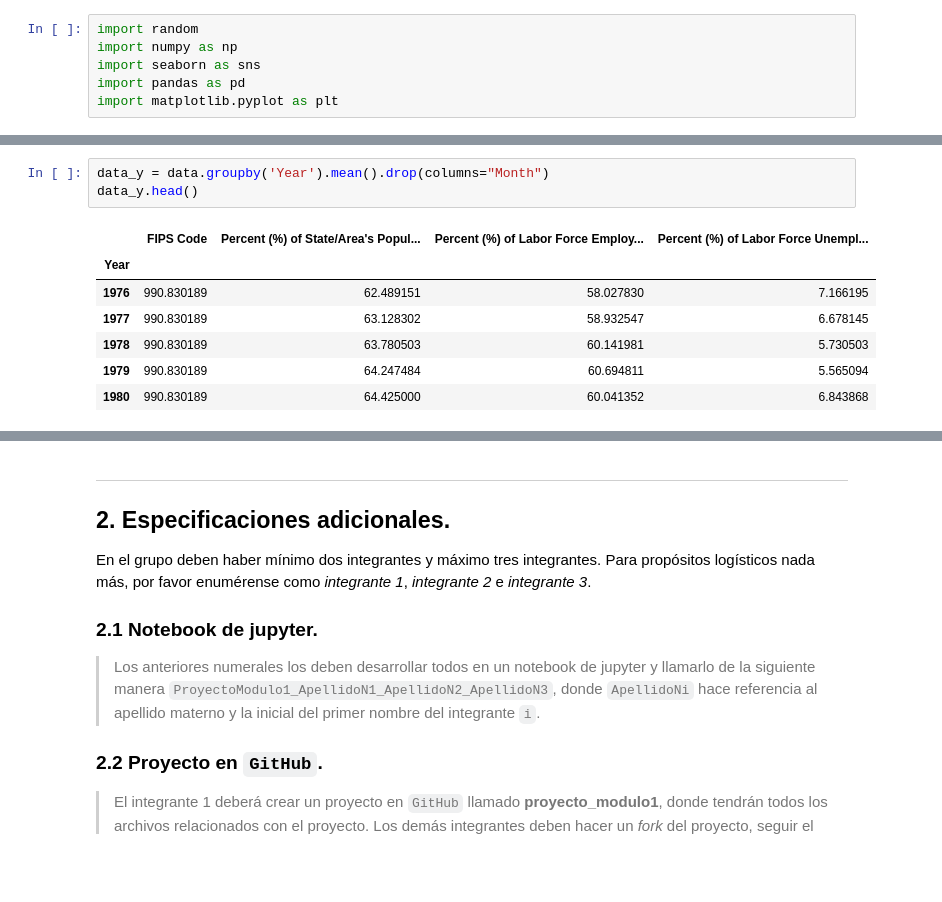
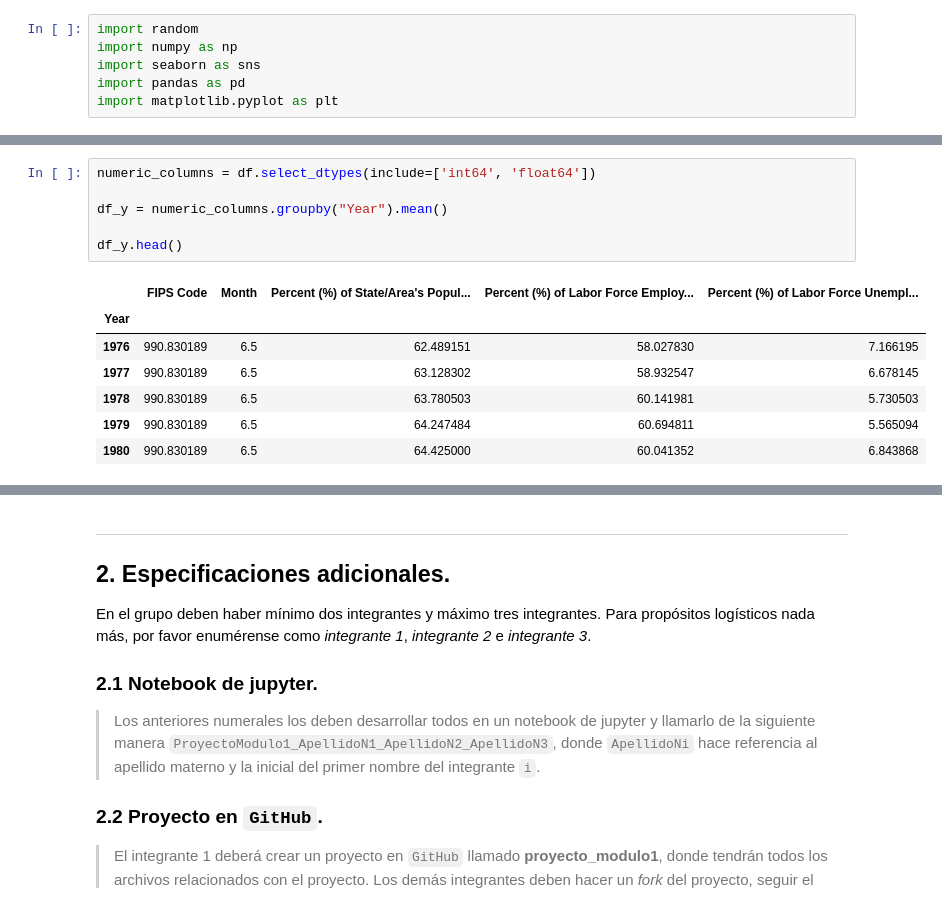
Before and after one commit to Lalogtz/ProyectoModulo1_FrizardA_GutierrezE, a Jupyter notebook: Proyecto_Frizard_Gutierrez.ipynb, the cells around one changed output, grey strips where cells are left out. Saved outputs shown, nothing was run; the diff lists cells and outputs as text; blank space fills up the shorter version.

```diff
--- a/Proyecto_Frizard_Gutierrez.ipynb
+++ b/Proyecto_Frizard_Gutierrez.ipynb
@@ -82,15 +82,18 @@ data
 | 29890 | 55 | Wisconsin | 2022 | 12 | 4,753,700 | 3,068,610 | ... |
 | 29891 | 56 | Wyoming | 2022 | 12 | 460,134 | 293,595 | ... |
 29892 rows × 11 columns
-# %%
-data_y = data.groupby('Year').mean().drop(columns="Month")
-data_y.head()
-# %% [output]
-|  | FIPS Code | Percent (%) of State/Area's Popul... | Percent (%) of Labor Force Employ... | Percent (%) of Labor Force Unempl... |
-| Year |  |  |  |  |
-| 1976 | 990.830189 | 62.489151 | 58.027830 | 7.166195 |
-| 1977 | 990.830189 | 63.128302 | 58.932547 | 6.678145 |
-| 1978 | 990.830189 | 63.780503 | 60.141981 | 5.730503 |
-| 1979 | 990.830189 | 64.247484 | 60.694811 | 5.565094 |
-| 1980 | 990.830189 | 64.425000 | 60.041352 | 6.843868 |
+# %%
+numeric_columns = df.select_dtypes(include=['int64', 'float64'])
+
+df_y = numeric_columns.groupby("Year").mean()
+
+df_y.head()
+# %% [output]
+|  | FIPS Code | Month | Percent (%) of State/Area's Popul... | Percent (%) of Labor Force Employ... | Percent (%) of Labor Force Unempl... |
+| Year |  |  |  |  |  |
+| 1976 | 990.830189 | 6.5 | 62.489151 | 58.027830 | 7.166195 |
+| 1977 | 990.830189 | 6.5 | 63.128302 | 58.932547 | 6.678145 |
+| 1978 | 990.830189 | 6.5 | 63.780503 | 60.141981 | 5.730503 |
+| 1979 | 990.830189 | 6.5 | 64.247484 | 60.694811 | 5.565094 |
+| 1980 | 990.830189 | 6.5 | 64.425000 | 60.041352 | 6.843868 |
 # %%
```
Also changed, not shown: parts of 5 cells of this notebook.
